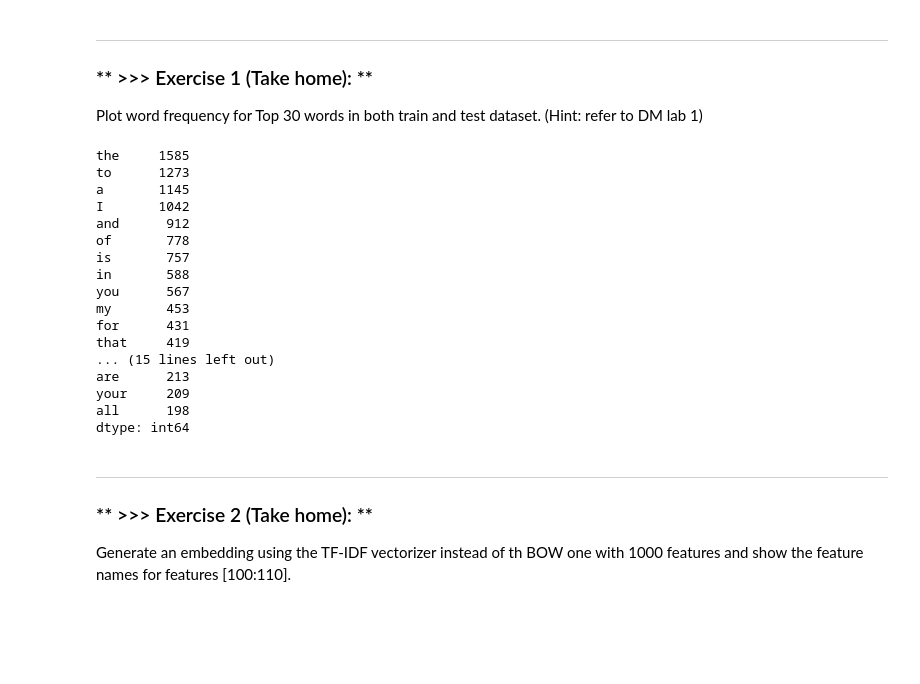
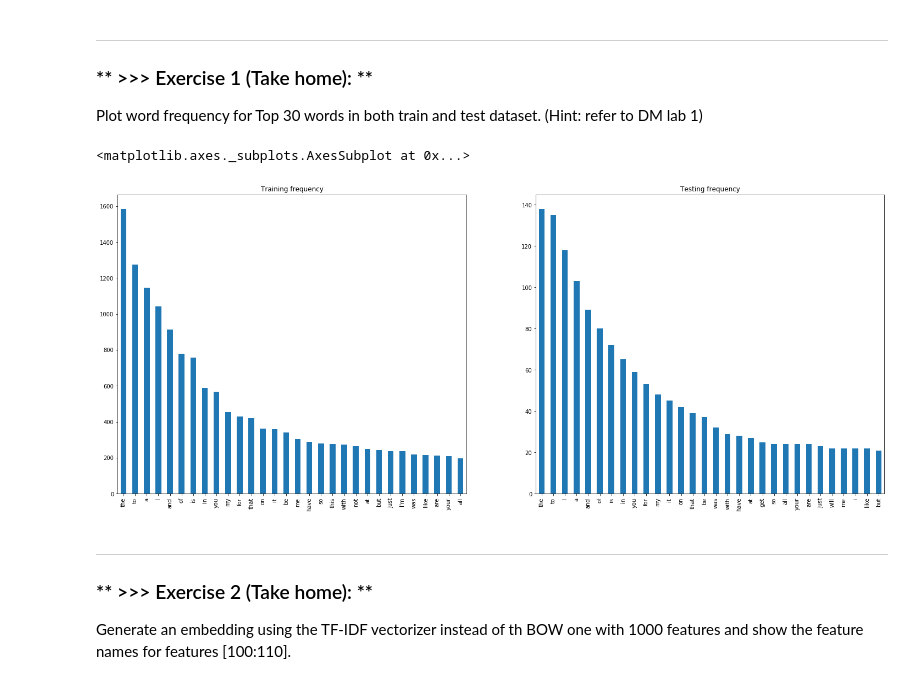
Before and after one commit to chuangyc/DM19-Lab2-Homework, a Jupyter notebook: DM19-Lab2-Homework.ipynb, the cells around one changed output. Drawn from its saved outputs; the diff is of its cells as text; code cells hidden in the pictures; blank space fills up the shorter version.

```diff
--- a/DM19-Lab2-Homework.ipynb
+++ b/DM19-Lab2-Homework.ipynb
@@ -83,27 +83,25 @@ train_df.head()
 ---
 ### ** >>> Exercise 1 (Take home): **
 Plot word frequency for Top 30 words in both train and test dataset. (Hint: refer to DM lab 1)
-# %%
-# Answer here
-train_df.text.str.split(expand=True).stack().value_counts()[:30]
-# %% [output]
-the     1585
-to      1273
-a       1145
-I       1042
-and      912
-of       778
-is       757
-in       588
-you      567
-my       453
-for      431
-that     419
-... (15 lines left out)
-are      213
-your     209
-all      198
-dtype: int64
+# %%
+# Answer here
+
+plt.figure(figsize=(25, 10))
+plt.subplot(121)
+plt.title('Training frequency')
+train_freq_series = train_df.text.str.split(expand=True).stack().value_counts()[:30]
+train_freq_series.plot.bar()
+plt.subplot(122)
+plt.title('Testing frequency')
+test_freq_series = test_df.text.str.split(expand=True).stack().value_counts()[:30]
+test_freq_series.plot.bar()
+#plt.subplots(figsize=(100, 10))
+#g = sns.barplot(x=DATA.STR, y=DATA.COUNT)
+#g.set_xticklabels(DATA.STR, rotation = 90)
+#plt.show()
+# %% [output]
+<matplotlib.axes._subplots.AxesSubplot at 0x...>
+[figure, added]
 # %% [markdown]
 ---
 ### ** >>> Exercise 2 (Take home): **
```
